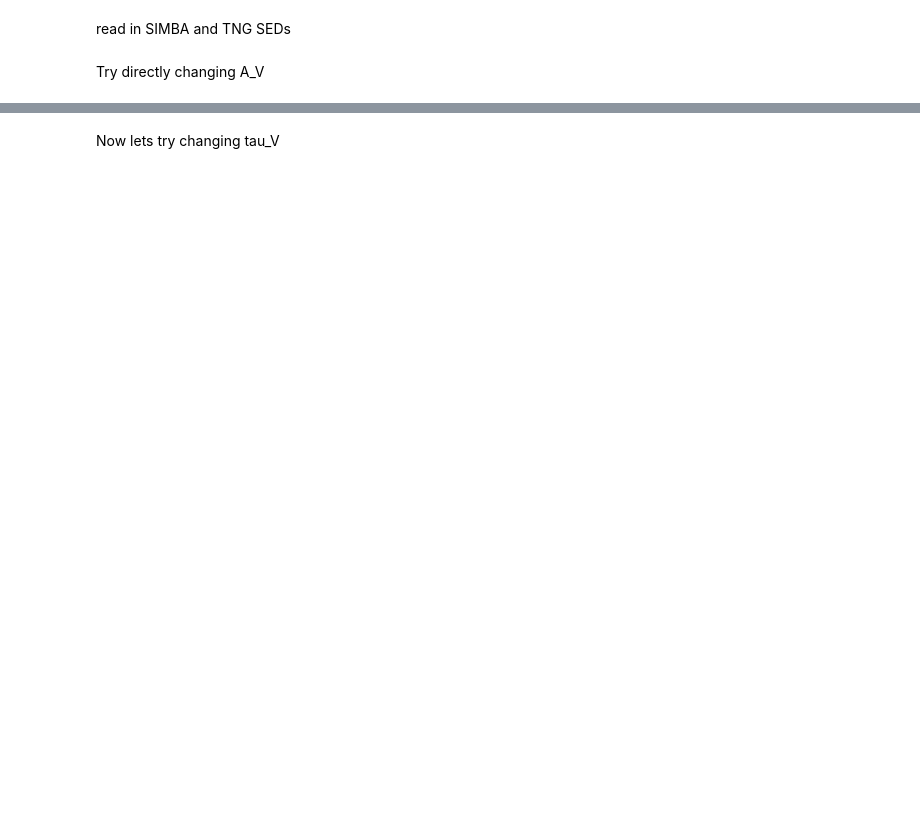
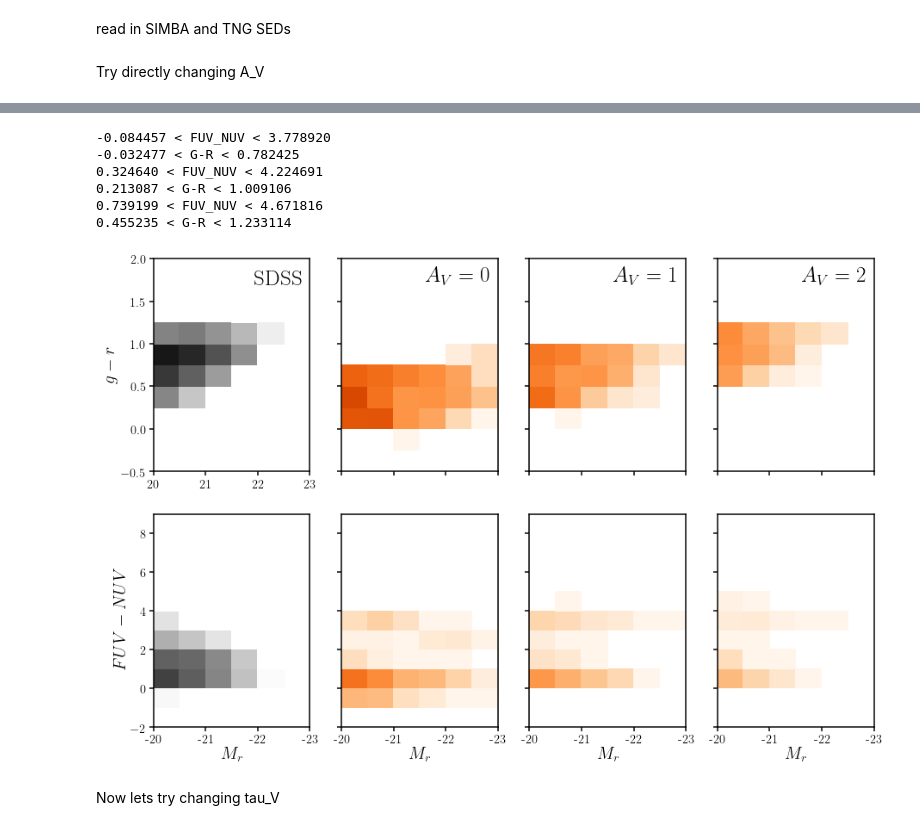
Before and after one commit to IQcollaboratory/galpopFM, a Jupyter notebook: nb/sims_observables_adjust.ipynb, the cells around one changed output, grey strips where cells are left out. Cells and saved outputs as stored; diff of their text form; code cells hidden in the pictures; blank space fills up the shorter version.

```diff
--- a/nb/sims_observables_adjust.ipynb
+++ b/nb/sims_observables_adjust.ipynb
@@ -88,7 +127,6 @@ def sim_observables_AV(A_V, sim='simba'):
     elif sim == 'tng':
         sed = tng_sed.copy()
 
-
     T_lam = 10.0**(-0.4 * A_V * dustFM.calzetti_absorption(sed['wave']))
     sed_dusty = sed['sed'] * T_lam
 
@@ -96,14 +134,18 @@ def sim_observables_AV(A_V, sim='simba'):
     F_mag = measureObs.AbsMag_sed(sim_sed['wave'], sed_dusty, band='galex_fuv')
     N_mag = measureObs.AbsMag_sed(sim_sed['wave'], sed_dusty, band='galex_nuv')
     R_mag = measureObs.AbsMag_sed(sim_sed['wave'], sed_dusty, band='r_sdss')
+    G_mag = measureObs.AbsMag_sed(sim_sed['wave'], sed_dusty, band='g_sdss')
     FUV_NUV = F_mag - N_mag
+    print('%f < FUV_NUV < %f' % (FUV_NUV.min(), FUV_NUV.max()))
 
-    # balmer measurements
-    Ha_dust, Hb_dust = measureObs.L_em(['halpha', 'hbeta'], sim_sed['wave'], sed_dusty)
-    balmer_ratio = Ha_dust/Hb_dust
+    G_R = G_mag - R_mag
+    print('%f < G-R < %f' % (G_R.min(), G_R.max()))
 
-    # get luminosity function
-    mr_mid, phi_sim = measureObs.LumFunc(R_mag, name=sim_sed['sim'], mr_bin=None)
-    phi_sim /= f_downsample # in case you downsample
+    data_vector = np.array([-1.*R_mag, G_R, FUV_NUV]).T
+    Nbins, _ = np.histogramdd(data_vector, bins=nbins, range=ranges)
 
-    return R_mag, FUV_NUV, balmer_ratio, mr_mid, phi_sim
+    # volume of simulation
+    vol = {'simba': 100.**3, 'tng': 75.**3}[sim]
+
+    x_model = Nbins.astype(float) / vol / dRmag / dGR / dfuvnuv
+    return x_model
@@ -154,2 +154,55 @@ sub.set_xlim(-20., -24.)
+# %%
+avs = [0., 1., 2.]
+fig = plt.figure(figsize=(15,10))
+
+sub = fig.add_subplot(241)
+sub.pcolormesh(Rmag_edges, GR_edges, 0.5 * np.sum(x_obs, axis=2).T,
+        vmin=1e-5, vmax=1e-2, norm=mpl.colors.LogNorm(), cmap='Greys')
+sub.text(0.95, 0.95, r'SDSS', ha='right', va='top', transform=sub.transAxes, fontsize=25)
+sub.set_xlim(20., 23)
+sub.set_xticks([20., 21., 22., 23])
+sub.set_ylabel(r'$g - r$', fontsize=20)
+#sub.set_ylabel(r'$\log (H_\alpha/H_\beta)/(H_\alpha/H_\beta)_I$', fontsize=20)
+sub.set_ylim(ranges[1])
+
+sub = fig.add_subplot(245)
+sub.pcolormesh(Rmag_edges, fuvnuv_edges, 0.2 * np.sum(x_obs, axis=1).T,
+        vmin=1e-5, vmax=1e-2, norm=mpl.colors.LogNorm(), cmap='Greys')
+sub.set_xlabel(r'$M_r$', fontsize=20)
+sub.set_xlim(20., 23)
+sub.set_xticks([20., 21., 22., 23])
+sub.set_xticklabels([-20, -21, -22, -23])
+sub.set_ylabel(r'$FUV - NUV$', fontsize=20)
+sub.set_ylim(ranges[2])
+
+for i, av in enumerate(avs):
+    sub = fig.add_subplot(2,4,i+2)
+    x_mod = sim_observables_AV(av, sim='simba')
+    sub.pcolormesh(Rmag_edges, GR_edges, dfuvnuv * np.sum(x_mod, axis=2).T,
+            vmin=1e-5, vmax=1e-2, norm=mpl.colors.LogNorm(), cmap='Oranges')
+    sub.text(0.95, 0.95, r'$A_V=%.f$' % av, ha='right', va='top', transform=sub.transAxes, fontsize=25)
+    sub.set_xlim(20., 23)
+    sub.set_xticks([20., 21., 22., 23])
+    sub.set_xticklabels([])
+    sub.set_yticklabels([])
+    sub.set_ylim(ranges[1])
+
+    sub = fig.add_subplot(2,4,i+6)
+    sub.pcolormesh(Rmag_edges, fuvnuv_edges, 0.2 * np.sum(x_mod, axis=1).T,
+            vmin=1e-5, vmax=1e-2, norm=mpl.colors.LogNorm(), cmap='Oranges')
+    sub.set_xlabel(r'$M_r$', fontsize=20)
+    sub.set_xlim(20., 23)
+    sub.set_xticks([20., 21., 22., 23])
+    sub.set_xticklabels([-20, -21, -22, -23])
+    sub.set_ylim(ranges[2])
+    sub.set_yticklabels([])
+# %% [output]
+-0.084457 < FUV_NUV < 3.778920
+-0.032477 < G-R < 0.782425
+0.324640 < FUV_NUV < 4.224691
+0.213087 < G-R < 1.009106
+0.739199 < FUV_NUV < 4.671816
+0.455235 < G-R < 1.233114
+[figure, added]
 # %% [markdown]
 Now lets try changing tau_V
```
Also changed, not shown: parts of 19 cells of this notebook, 1 other file.
